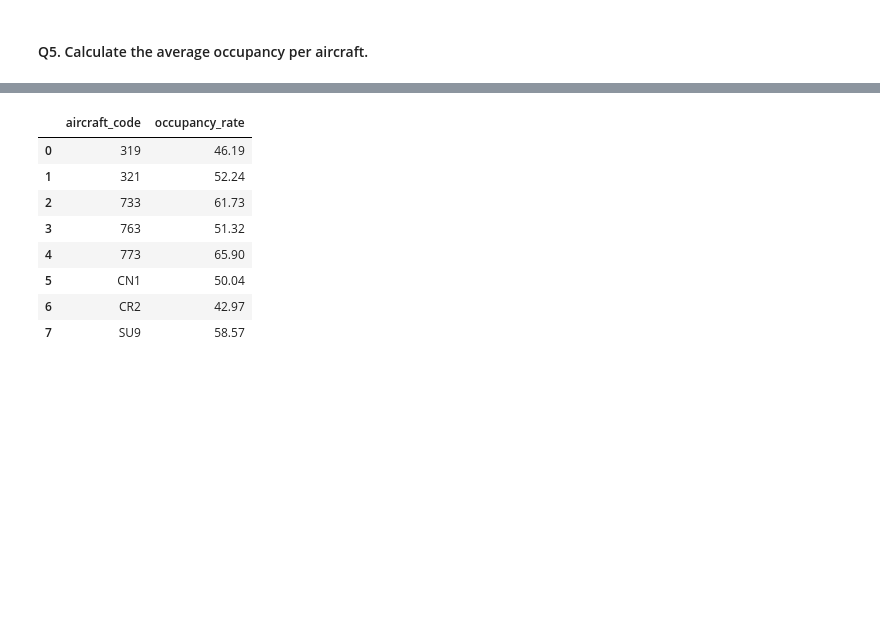
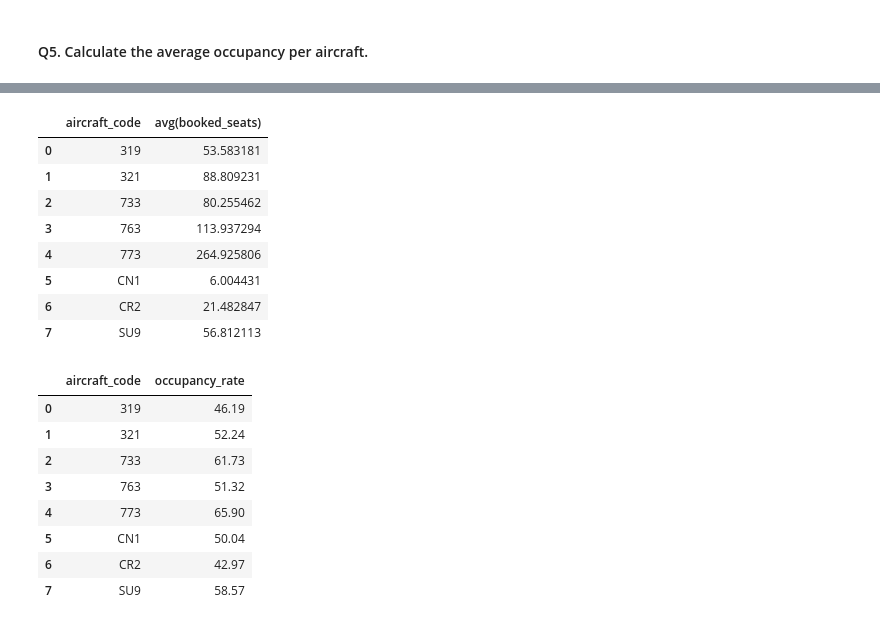
Before and after one commit to RajeevRanjan5642/airlines-data-analysis, a Jupyter notebook: Airlines-data-analysis.ipynb, the cells around one changed output, grey strips where cells are left out. Saved outputs shown, nothing was run; the diff lists cells and outputs as text; code cells hidden in the pictures; blank space fills up the shorter version.

```diff
--- a/Airlines-data-analysis.ipynb
+++ b/Airlines-data-analysis.ipynb
@@ -305,3 +331,15 @@ The occupancy rate is calculated by dividing the average of no. of booked seats
+# %%
+pd.read_sql_query("""select aircraft_code, avg(booked_seats)  from (select aircraft_code,f.flight_id, count(seat_no) as booked_seats from boarding_passes bp join flights f on bp.flight_id = f.flight_id group by f.aircraft_code,f.flight_id) as a group by aircraft_code""",connection)
+# %% [output]
+|  | aircraft_code | avg(booked_seats) |
+| 0 | 319 | 53.583181 |
+| 1 | 321 | 88.809231 |
+| 2 | 733 | 80.255462 |
+| 3 | 763 | 113.937294 |
+| 4 | 773 | 264.925806 |
+| 5 | CN1 | 6.004431 |
+| 6 | CR2 | 21.482847 |
+| 7 | SU9 | 56.812113 |
 # %%
 occupancy_rate = pd.read_sql_query("""select a.aircraft_code, round((avg(booked_seats)/seat_count)*100,2) as occupancy_rate
 from (select s.aircraft_code, count(seat_no) as seat_count
```
Also changed, not shown: parts of 2 cells of this notebook.
